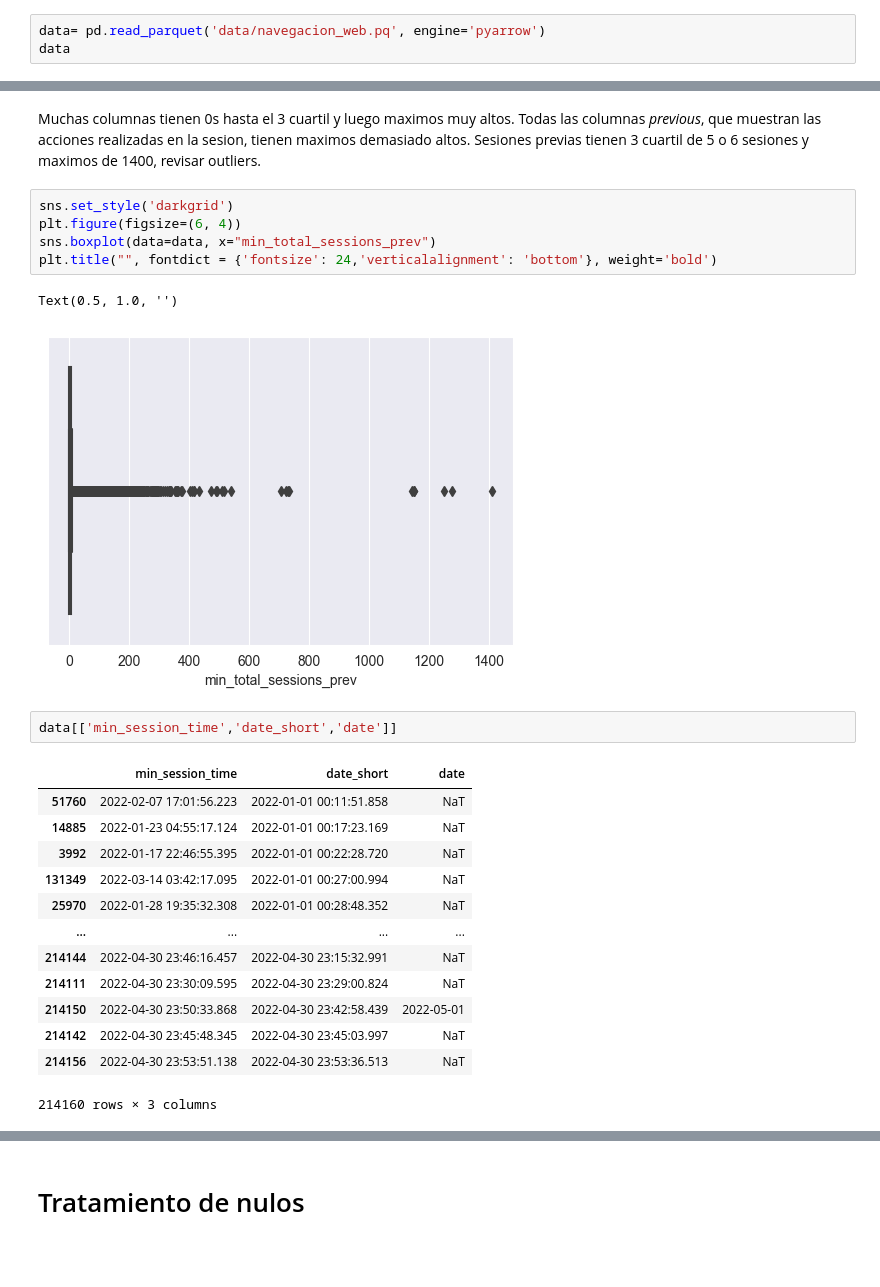
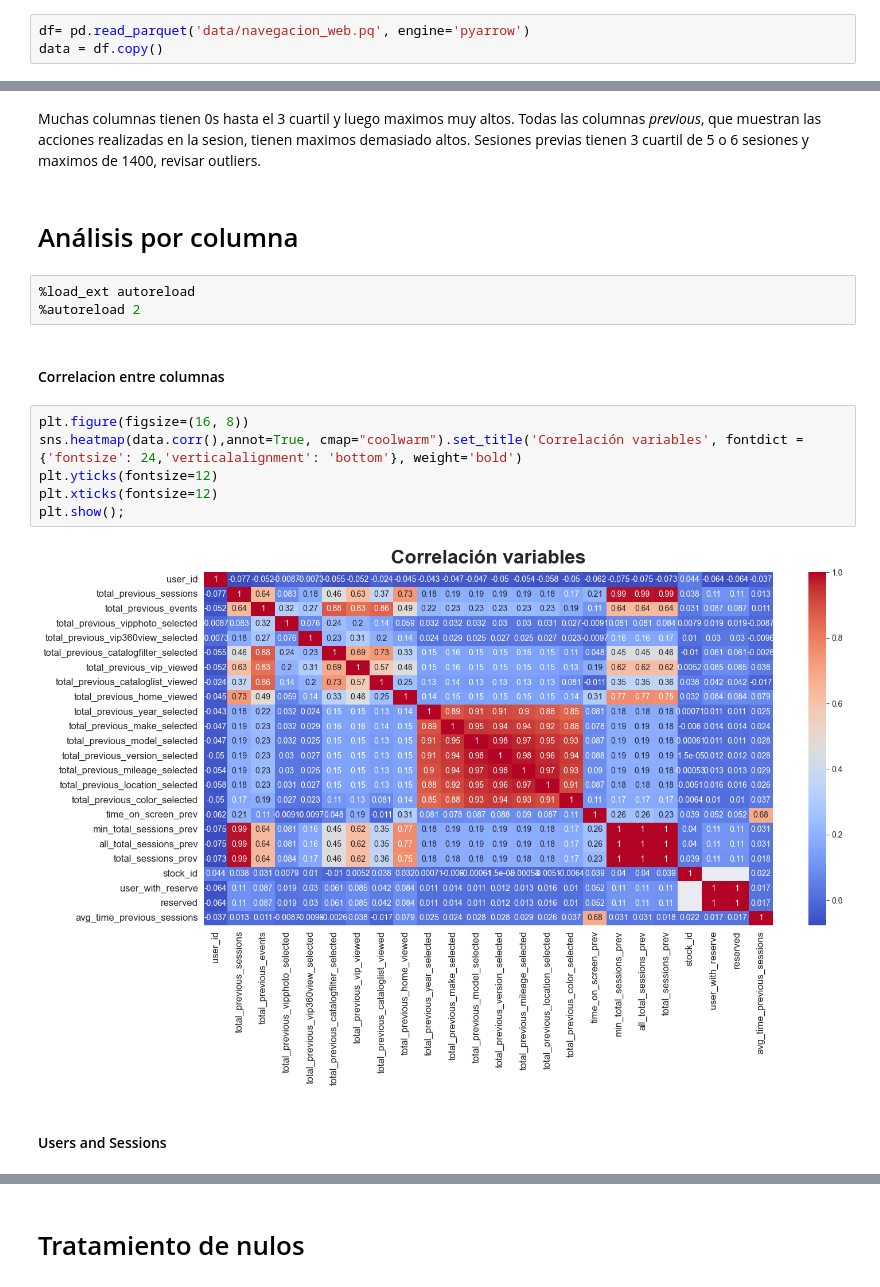
Before and after one commit to adilelle1/navegacion_web_poo, a Jupyter notebook: navegacion_web.ipynb, the cells around one changed output, grey strips where cells are left out. Cells and saved outputs as stored; diff of their text form; blank space fills up the shorter version.

```diff
--- a/navegacion_web.ipynb
+++ b/navegacion_web.ipynb
@@ -13,4 +14,4 @@ import matplotlib.pyplot as plt
 Usamos read parquet para la lectura del archivo
 # %%
-data= pd.read_parquet('data/navegacion_web.pq', engine='pyarrow')
-data
+df= pd.read_parquet('data/navegacion_web.pq', engine='pyarrow')
+data = df.copy()
@@ -154,27 +151,20 @@ data[['min_session_time', 'total_previous_sessions', 'total_previous_events',
 Muchas columnas tienen 0s hasta el 3 cuartil y luego maximos muy altos.
 Todas las columnas _previous_, que muestran las acciones realizadas en la sesion, tienen maximos demasiado altos.
 Sesiones previas tienen 3 cuartil de 5 o 6 sesiones y maximos de 1400, revisar outliers.
-# %%
-sns.set_style('darkgrid')
-plt.figure(figsize=(6, 4))
-sns.boxplot(data=data, x="min_total_sessions_prev")
-plt.title("", fontdict = {'fontsize': 24,'verticalalignment': 'bottom'}, weight='bold')
-# %% [output]
-Text(0.5, 1.0, '')
-[figure, removed]
-# %%
-data[['min_session_time','date_short','date']]
-# %% [output]
-|  | min_session_time | date_short | date |
-| 51760 | 2022-02-07 17:01:56.223 | 2022-01-01 00:11:51.858 | NaT |
-| 14885 | 2022-01-23 04:55:17.124 | 2022-01-01 00:17:23.169 | NaT |
-| 3992 | 2022-01-17 22:46:55.395 | 2022-01-01 00:22:28.720 | NaT |
-| 131349 | 2022-03-14 03:42:17.095 | 2022-01-01 00:27:00.994 | NaT |
-| 25970 | 2022-01-28 19:35:32.308 | 2022-01-01 00:28:48.352 | NaT |
-| ... | ... | ... | ... |
-| 214144 | 2022-04-30 23:46:16.457 | 2022-04-30 23:15:32.991 | NaT |
-| 214111 | 2022-04-30 23:30:09.595 | 2022-04-30 23:29:00.824 | NaT |
-| 214150 | 2022-04-30 23:50:33.868 | 2022-04-30 23:42:58.439 | 2022-05-01 |
-| 214142 | 2022-04-30 23:45:48.345 | 2022-04-30 23:45:03.997 | NaT |
-| 214156 | 2022-04-30 23:53:51.138 | 2022-04-30 23:53:36.513 | NaT |
-214160 rows × 3 columns
+# %% [markdown]
+# Análisis por columna
+# %%
+%load_ext autoreload
+%autoreload 2
+# %% [markdown]
+#### Correlacion entre columnas
+# %%
+plt.figure(figsize=(16, 8))
+sns.heatmap(data.corr(),annot=True, cmap="coolwarm").set_title('Correlación variables', fontdict = {'fontsize': 24,'verticalalignment': 'bottom'}, weight='bold')
+plt.yticks(fontsize=12)
+plt.xticks(fontsize=12)
+plt.show();
+# %% [output]
+[figure, added]
+# %% [markdown]
+#### Users and Sessions
```
Also changed, not shown: parts of 132 cells of this notebook, 2 other files.
